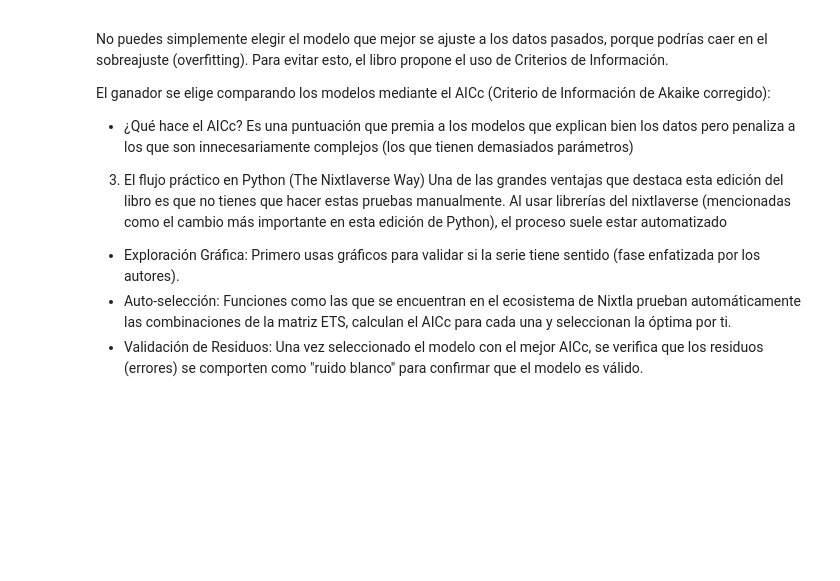
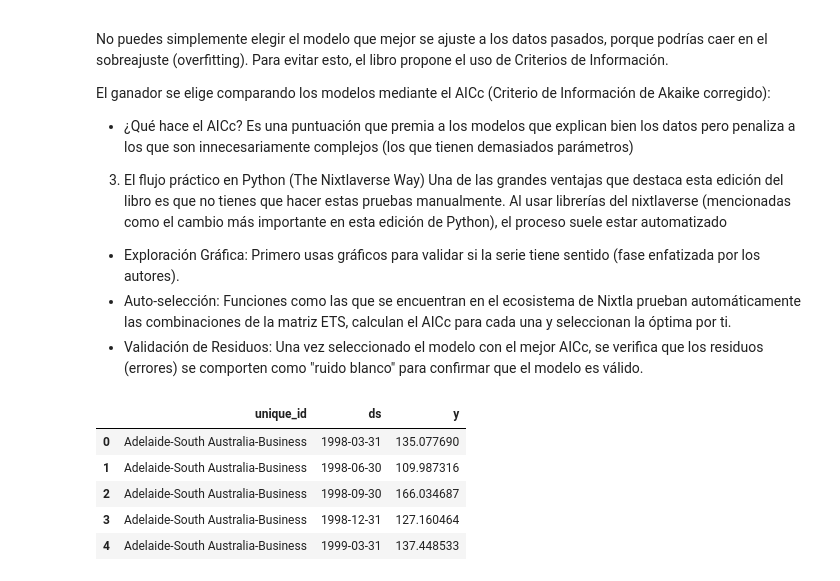
Before and after one commit to pxtroniwnl/series-de-tiempo-utb, a Jupyter notebook: nota-06.ipynb, the cells around one changed output. Cells and saved outputs as stored; diff of their text form; code cells hidden in the pictures; blank space fills up the shorter version.

```diff
--- a/nota-06.ipynb
+++ b/nota-06.ipynb
@@ -207,3 +207,16 @@ Una de las grandes ventajas que destaca esta edición del libro es que no tienes
 - Exploración Gráfica: Primero usas gráficos para validar si la serie tiene sentido (fase enfatizada por los autores).
 - Auto-selección: Funciones como las que se encuentran en el ecosistema de Nixtla prueban automáticamente las combinaciones de la matriz ETS, calculan el AICc para cada una y seleccionan la óptima por ti.
 - Validación de Residuos: Una vez seleccionado el modelo con el mejor AICc, se verifica que los residuos (errores) se comporten como "ruido blanco" para confirmar que el modelo es válido.
+# %%
+import pandas as pd
+path = "data/aus_tourism.csv"
+
+df = pd.read_csv(path)
+df.head(5)
+# %% [output]
+|  | unique_id | ds | y |
+| 0 | Adelaide-South Australia-Business | 1998-03-31 | 135.077690 |
+| 1 | Adelaide-South Australia-Business | 1998-06-30 | 109.987316 |
+| 2 | Adelaide-South Australia-Business | 1998-09-30 | 166.034687 |
+| 3 | Adelaide-South Australia-Business | 1998-12-31 | 127.160464 |
+| 4 | Adelaide-South Australia-Business | 1999-03-31 | 137.448533 |
```
Also changed, not shown: parts of 8 cells of this notebook.
